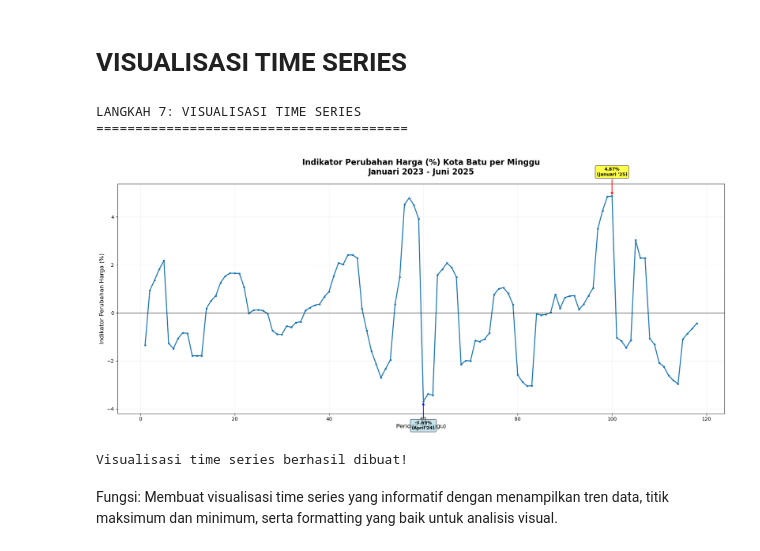
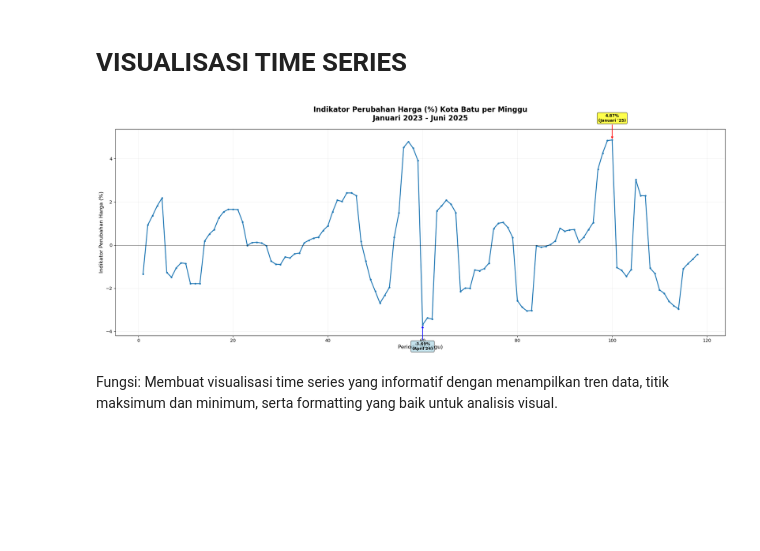
Before and after one commit to peder24/pkl_bps_batu, a Jupyter notebook: prepare_data.ipynb, the cells around one changed output. Drawn from its saved outputs; the diff is of its cells as text; code cells hidden in the pictures; blank space fills up the shorter version.

```diff
--- a/prepare_data.ipynb
+++ b/prepare_data.ipynb
@@ -103,9 +184,6 @@ Fungsi: Menerapkan fungsi ekstraksi waktu untuk membuat kolom tahun, bulan, ming
 # %% [markdown]
 # PERSIAPAN DATA UNTUK MODELING
 # %%
-print("\nLANGKAH 5: PERSIAPAN DATA UNTUK MODELING")
-print("="*40)
-
 # Pilih kolom yang diperlukan untuk modeling saja
 modeling_data = df_clean[['Periode', 'Tanggal', 'Bulan', 'Minggu ke-',
                          ' Indikator Perubahan Harga (%)', 'Tahun', 'Bulan_Angka', 'Minggu_Angka']].copy()
@@ -116,7 +194,17 @@ modeling_data.columns = ['Periode', 'Tanggal', 'Bulan', 'Minggu', 'Indikator_Har
 # Konversi ke numerik
 modeling_data['Indikator_Harga'] = pd.to_numeric(modeling_data['Indikator_Harga'], errors='coerce')
 
+# Hapus baris dengan nilai NaN pada Indikator_Harga
+modeling_data = modeling_data.dropna(subset=['Indikator_Harga'])
+
 print("Dataset untuk modeling siap:")
-print(modeling_data.head())
+print(modeling_data.head(15))
 print(f"Shape data: {modeling_data.shape}")
+
+# Verifikasi data Januari dan Februari 2023
+jan_feb_2023 = modeling_data[(modeling_data['Tahun'] == 2023) &
+                            (modeling_data['Bulan_Numerik'].isin([1, 2]))]
+print(f"\nData Januari-Februari 2023: {len(jan_feb_2023)} observasi")
+if len(jan_feb_2023) > 0:
+    print(jan_feb_2023[['Periode', 'Tanggal', 'Bulan', 'Minggu', 'Indikator_Harga']])
 # %% [output]
@@ -168,18 +268,15 @@ Fungsi: Membuat fitur lag (nilai periode sebelumnya) dan moving average yang pen
 # %% [markdown]
 # VISUALISASI TIME SERIES
 # %%
-print("\nLANGKAH 7: VISUALISASI TIME SERIES")
-print("="*40)
-
 # Setup plotting
 plt.style.use('default')
 plt.rcParams['font.size'] = 10
 plt.rcParams['figure.dpi'] = 100
 
 # Buat plot time series
-fig, ax = plt.subplots(figsize=(18, 8))
+fig, ax = plt.subplots(figsize=(20, 8))
 
-# Plot garis utama
+# Plot garis utama - gunakan data lengkap sebelum lag
 ax.plot(modeling_data['Periode'], modeling_data['Indikator_Harga'],
         color='#1f77b4', linewidth=2, marker='o', markersize=3)
 
@@ -200,39 +297,34 @@ ax.set_ylim(y_min, y_max)
 ax.axhline(y=0, color='black', linestyle='-', linewidth=0.8, alpha=0.7)
 
 # Annotate titik maksimum dan minimum
 max_idx = modeling_data['Indikator_Harga'].idxmax()
 min_idx = modeling_data['Indikator_Harga'].idxmin()
 
 max_val = modeling_data.loc[max_idx, 'Indikator_Harga']
 min_val = modeling_data.loc[min_idx, 'Indikator_Harga']
 max_periode = modeling_data.loc[max_idx, 'Periode']
 min_periode = modeling_data.loc[min_idx, 'Periode']
 max_bulan = modeling_data.loc[max_idx, 'Bulan']
 min_bulan = modeling_data.loc[min_idx, 'Bulan']
 
 ax.annotate(f'{max_val:.2f}%\n({max_bulan})',
             xy=(max_periode, max_val),
             xytext=(max_periode, max_val + 0.8),
             ha='center', va='bottom', fontsize=9, fontweight='bold',
             bbox=dict(boxstyle="round,pad=0.3", facecolor='yellow', alpha=0.7),
             arrowprops=dict(arrowstyle='->', color='red', lw=1.5))
 
 ax.annotate(f'{min_val:.2f}%\n({min_bulan})',
             xy=(min_periode, min_val),
             xytext=(min_periode, min_val - 0.8),
             ha='center', va='top', fontsize=9, fontweight='bold',
             bbox=dict(boxstyle="round,pad=0.3", facecolor='lightblue', alpha=0.7),
             arrowprops=dict(arrowstyle='->', color='blue', lw=1.5))
 
 plt.tight_layout()
 plt.show()
-
-print("Visualisasi time series berhasil dibuat!")
 # %% [output]
-LANGKAH 7: VISUALISASI TIME SERIES
-========================================
-[figure, old version]
+[figure, new version]
-Visualisasi time series berhasil dibuat!
 # %% [markdown]
 Fungsi: Membuat visualisasi time series yang informatif dengan menampilkan tren data, titik maksimum dan minimum, serta formatting yang baik untuk analisis visual.
 # %% [markdown]
```
Also changed, not shown: parts of 8 cells of this notebook, 3 other files.
